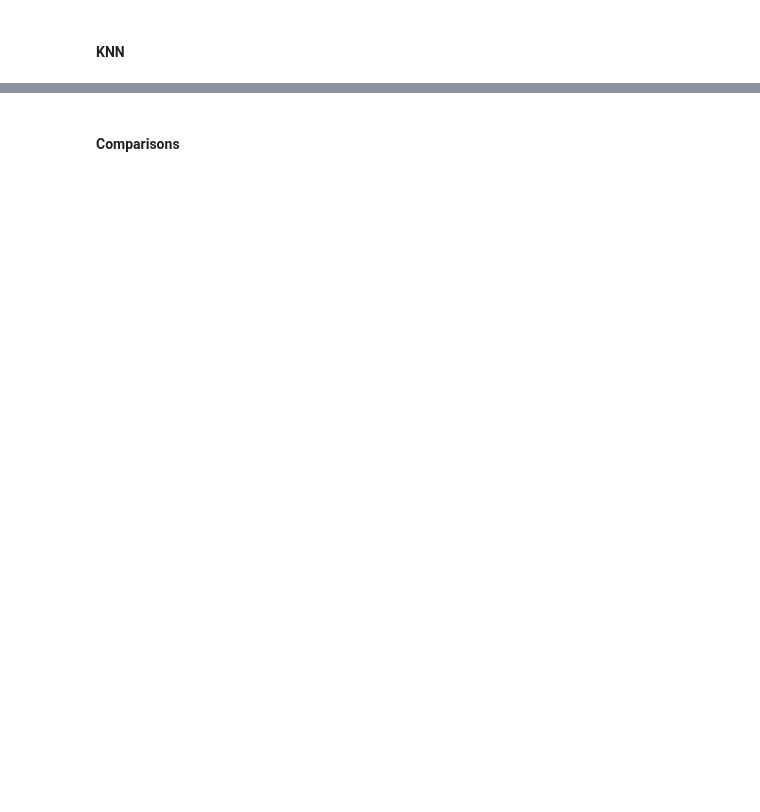
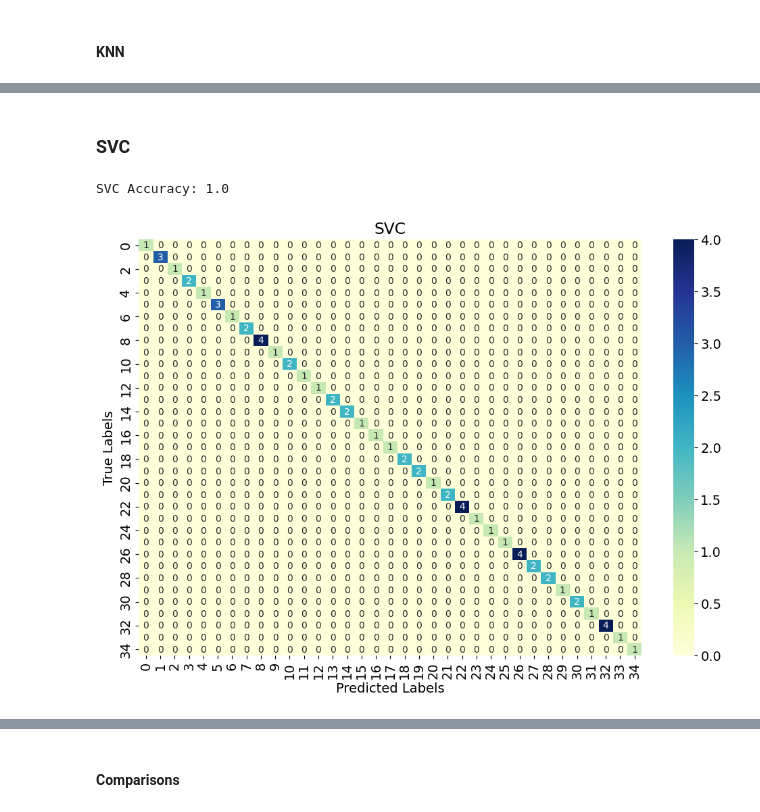
Before and after one commit to DGclasher/disease-predict-ml, a Jupyter notebook: predict-disease.ipynb, the cells around one changed output, grey strips where cells are left out. Cells and saved outputs as stored; diff of their text form; code cells hidden in the pictures; blank space fills up the shorter version.

```diff
--- a/predict-disease.ipynb
+++ b/predict-disease.ipynb
@@ -253,0 +344,36 @@ print(prediction[0])
+# %% [markdown]
+### SVC
+# %%
+warnings.filterwarnings('ignore')
+from sklearn.svm import SVC
+svc = SVC(kernel='linear')
+svc.fit(X_train, y_train)
+
+from sklearn.metrics import accuracy_score, classification_report
+y_pred_svc = svc.predict(X_test)
+report_svc = classification_report(y_test, y_pred_svc, output_dict=True)
+accuracy_svc = accuracy_score(y_test, y_pred_svc)
+# accuracies['svc'] = {
+#     'accuracy': accuracy_svc,
+#     'precision': report_svc['weighted avg']['precision'],
+#     'recall': report_svc['weighted avg']['recall'],
+#     'f1-score': report_svc['weighted avg']['f1-score']
+# }
+
+print("SVC Accuracy:", accuracy_svc)
+
+import seaborn as sns
+import matplotlib.pyplot as plt
+from sklearn.metrics import confusion_matrix
+
+cmatrix_svc = confusion_matrix(y_test, y_pred_svc)
+plt.figure(figsize=(12, 8), facecolor='white')
+ax = plt.axes()
+sns.heatmap(cmatrix_svc, annot=True, fmt='d', ax=ax, cmap='YlGnBu', annot_kws={"size": 10})
+ax.set_title('SVC')
+ax.set_xlabel('Predicted Labels')
+ax.set_ylabel('True Labels')
+plt.show()
+# %% [output]
+SVC Accuracy: 1.0
+[figure, added]
```
Also changed, not shown: parts of 33 cells of this notebook, 3 other files.
